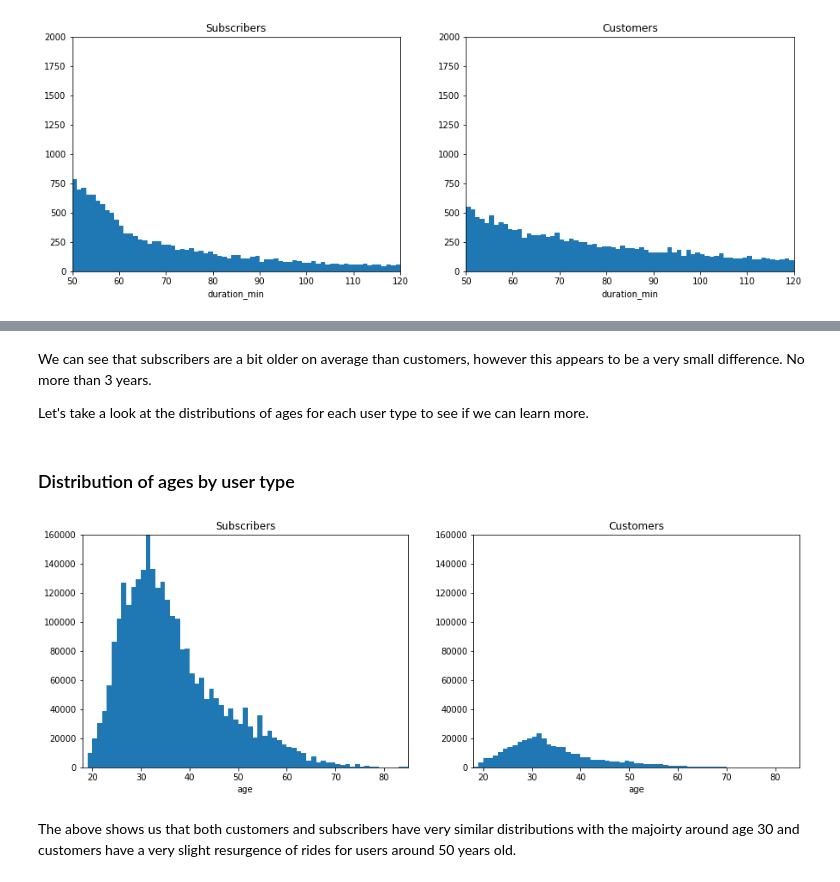
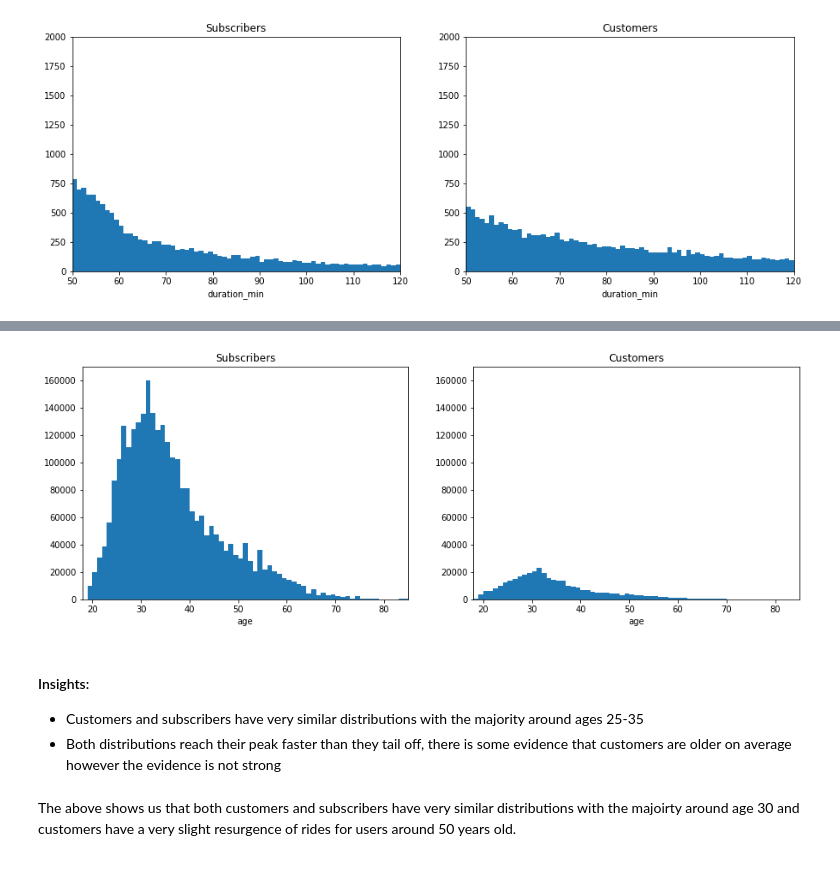
Before and after one commit to mga321/ford_gobike, a Jupyter notebook: ford-go-bike-exploratory-analysis.ipynb, the cells around one changed output, grey strips where cells are left out. Cells and saved outputs as stored; diff of their text form; code cells hidden in the pictures.

```diff
--- a/ford-go-bike-exploratory-analysis.ipynb
+++ b/ford-go-bike-exploratory-analysis.ipynb
@@ -644,31 +651,29 @@ df.groupby("user_type")['age'].mean().plot(kind='bar');
-# %% [markdown]
-We can see that subscribers are a bit older on average than customers, however this appears to be a very small difference. No more than 3 years.
-
-Let's take a look at the distributions of ages for each user type to see if we can learn more.
-# %% [markdown]
-### Distribution of ages by user type
 # %%
 plt.figure(figsize = [15, 5]) # larger figure size for subplots
 
 # Subscriber plot
 plt.subplot(1, 2, 1) # 1 row, 2 cols, subplot 1
-bin_edges = np.arange(0, df['age'].max()+1, 1)
-sns.distplot(df_subscriber['age'], bins = bin_edges, kde = False,
+bin_edges = np.arange(0, df_filtered_subscriber['age'].max()+1, 1)
+sns.distplot(df_filtered_subscriber['age'], bins = bin_edges, kde = False,
             hist_kws = {'alpha' : 1})
 plt.title('Subscribers')
 plt.xlim((18,85));
-plt.ylim((0,160000));
+plt.ylim((0,170000));
 
 # Customer plot
 plt.subplot(1, 2, 2) # 1 row, 2 cols, subplot 2
-bin_edges = np.arange(0, df['age'].max()+1, 1)
-sns.distplot(df_customer['age'], bins = bin_edges, kde = False,
+bin_edges = np.arange(0, df_filtered_customer['age'].max()+1, 1)
+sns.distplot(df_filtered_customer['age'], bins = bin_edges, kde = False,
             hist_kws = {'alpha' : 1})
 plt.title('Customers')
 plt.xlim((18,85));
-plt.ylim((0,160000));
+plt.ylim((0,170000));
 # %% [output]
-[figure, old version]
+[figure, new version]
+# %% [markdown]
+#### Insights:
+ - Customers and subscribers have very similar distributions with the majority around ages 25-35
+ - Both distributions reach their peak faster than they tail off, there is some evidence that customers are older on average however the evidence is not strong
 # %% [markdown]
 The above shows us that both customers and subscribers have very similar distributions with the majoirty around age 30 and customers have a very slight resurgence of rides for users around 50 years old.
 # %% [markdown]
```
Also changed, not shown: parts of 7 cells of this notebook.
